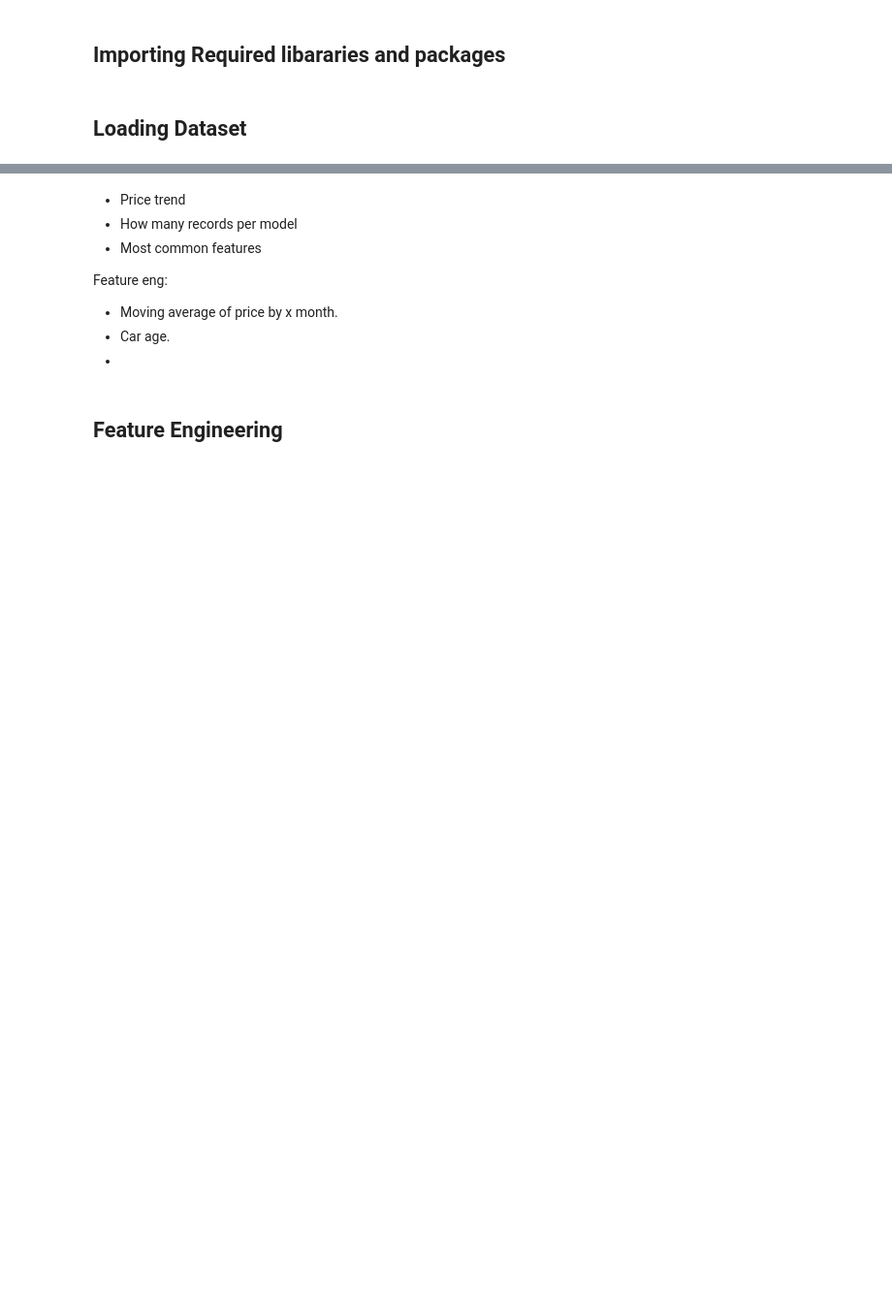
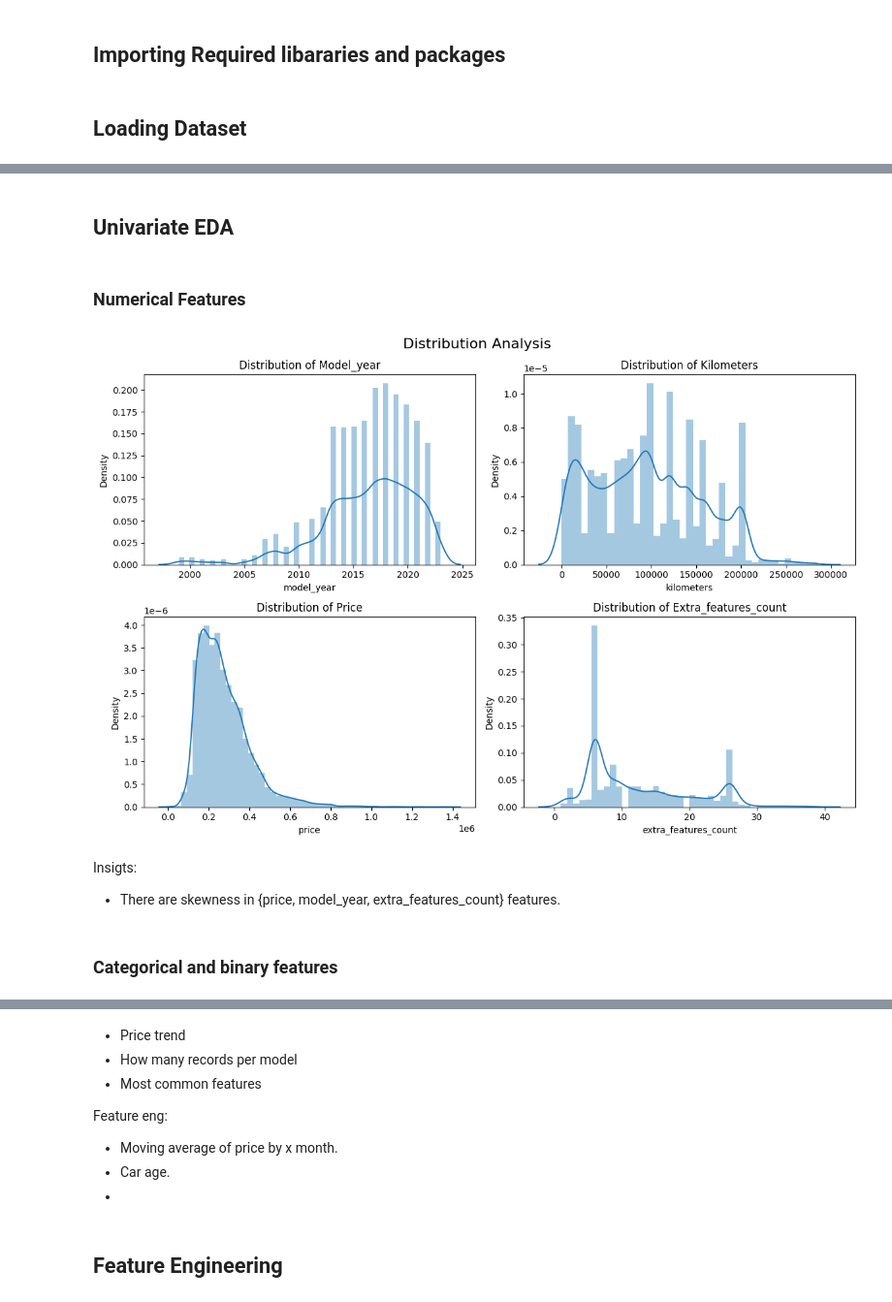
Before and after one commit to AhmedYousriSobhi/used_cars_price_estimation, a Jupyter notebook: nb_workspace/data_eda.ipynb, the cells around one changed output, grey strips where cells are left out. Shown at 97% size. Saved outputs shown, nothing was run; the diff lists cells and outputs as text; code cells hidden in the pictures; blank space fills up the shorter version.

```diff
--- a/nb_workspace/data_eda.ipynb
+++ b/nb_workspace/data_eda.ipynb
@@ -71,0 +80,39 @@ df.describe().T
+# %% [markdown]
+## Univariate EDA
+# %% [markdown]
+### Numerical Features
+# %%
+# Used to look at the distribution of a numerical variables
+features_numeric = df.drop('id', axis=1).select_dtypes('number').columns.tolist()
+
+# Calculate the number of rows and columns for subplots
+num_rows = int(len(features_numeric) / 2) + len(features_numeric) % 2
+num_cols = 2
+
+# Create subplots
+fig, axes = plt.subplots(nrows=num_rows, ncols=num_cols, figsize=(12, 8))
+
+# Iterate over features and plot distplot on subplots
+for i, feature in enumerate(features_numeric):
+    row = i // num_cols
+    col = i % num_cols
+    ax = axes[row, col]
+    sns.distplot(df[feature], ax=ax)
+    ax.set_title(f'Distribution of {feature.capitalize()}')
+
+# Remove empty subplots if necessary
+if len(features_numeric) % 2 != 0:
+    fig.delaxes(axes[num_rows - 1, num_cols - 1])
+
+# Set title for the whole plot
+fig.suptitle('Distribution Analysis', fontsize=16)
+plt.tight_layout()
+plt.savefig('../report/plots/numerical_distribution.jpg')
+plt.show()
+# %% [output]
+[figure, added]
+# %% [markdown]
+Insigts:
+- There are skewness in {price, model_year, extra_features_count} features.
+# %% [markdown]
+### Categorical and binary features
```
Also changed, not shown: parts of 7 cells of this notebook, 22 other files.
